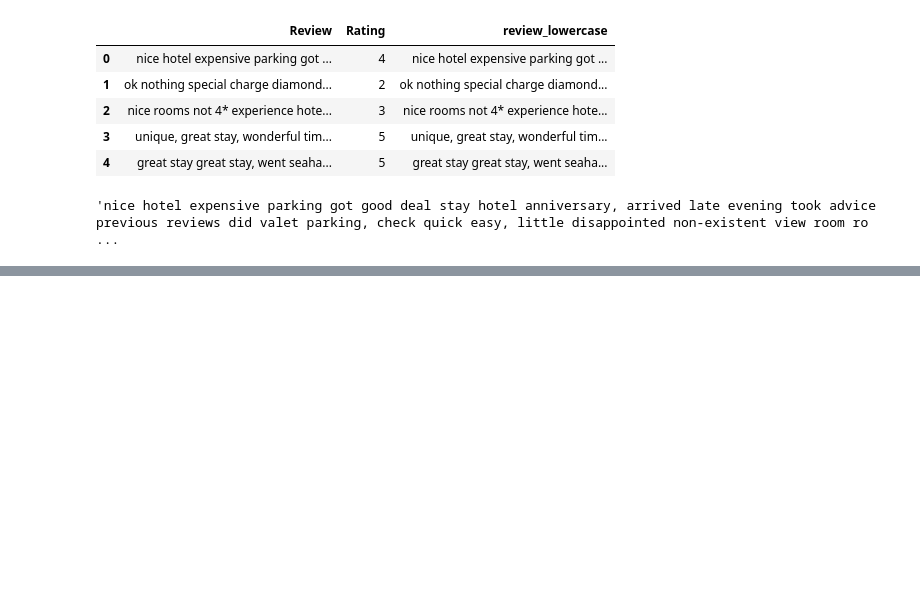
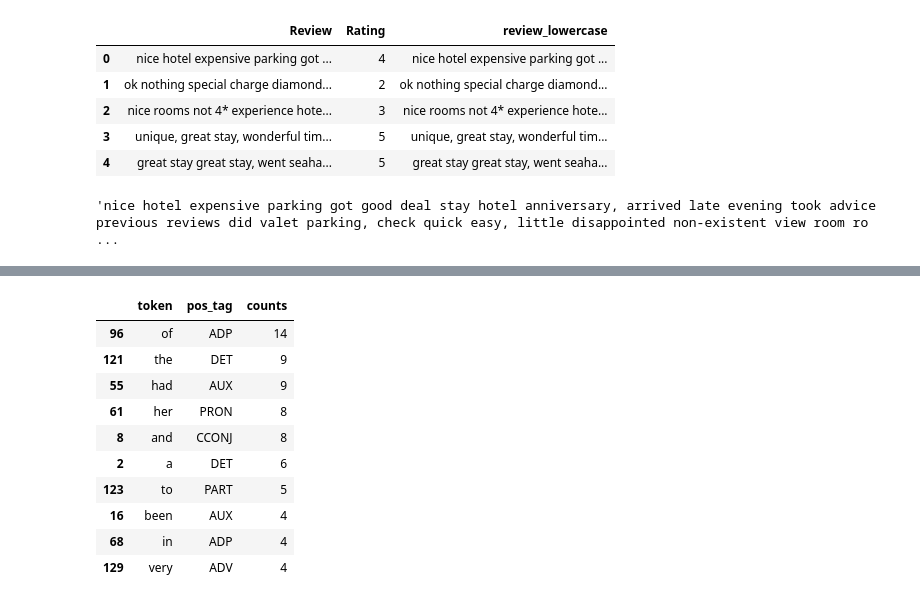
Before and after one commit to RAGISHIVANAND/NATURAL-LANGUAGE-PROCESSING, a Jupyter notebook: Natural_Language_Processing.ipynb, the cells around one changed output, grey strips where cells are left out. Cells and saved outputs as stored; diff of their text form; code cells hidden in the pictures; blank space fills up the shorter version.

```diff
--- a/Natural_Language_Processing.ipynb
+++ b/Natural_Language_Processing.ipynb
@@ -397,0 +541,16 @@ data['review_no_stopwords_no_punct'] = data.apply(lambda x: re.sub(r"([^\w\s])",
+# %%
+pos_df_counts = pos_df.groupby(['token','pos_tag']).size().reset_index(name='counts').sort_values(by='counts',ascending=False)
+# %%
+pos_df_counts.head(10)
+# %% [output]
+|  | token | pos_tag | counts |
+| 96 | of | ADP | 14 |
+| 121 | the | DET | 9 |
+| 55 | had | AUX | 9 |
+| 61 | her | PRON | 8 |
+| 8 | and | CCONJ | 8 |
+| 2 | a | DET | 6 |
+| 123 | to | PART | 5 |
+| 16 | been | AUX | 4 |
+| 68 | in | ADP | 4 |
+| 129 | very | ADV | 4 |
```
Also changed, not shown: parts of 24 cells of this notebook.
